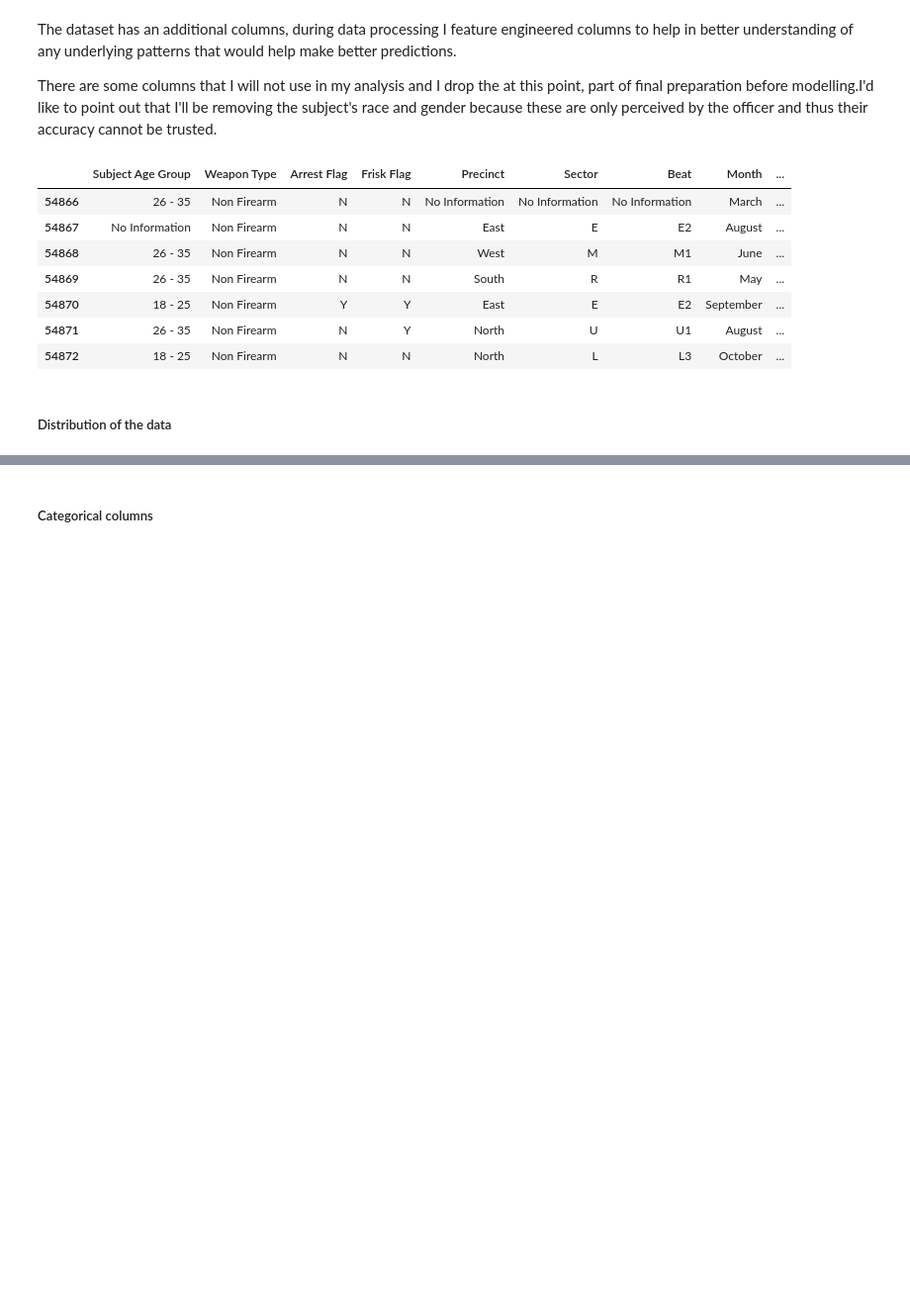
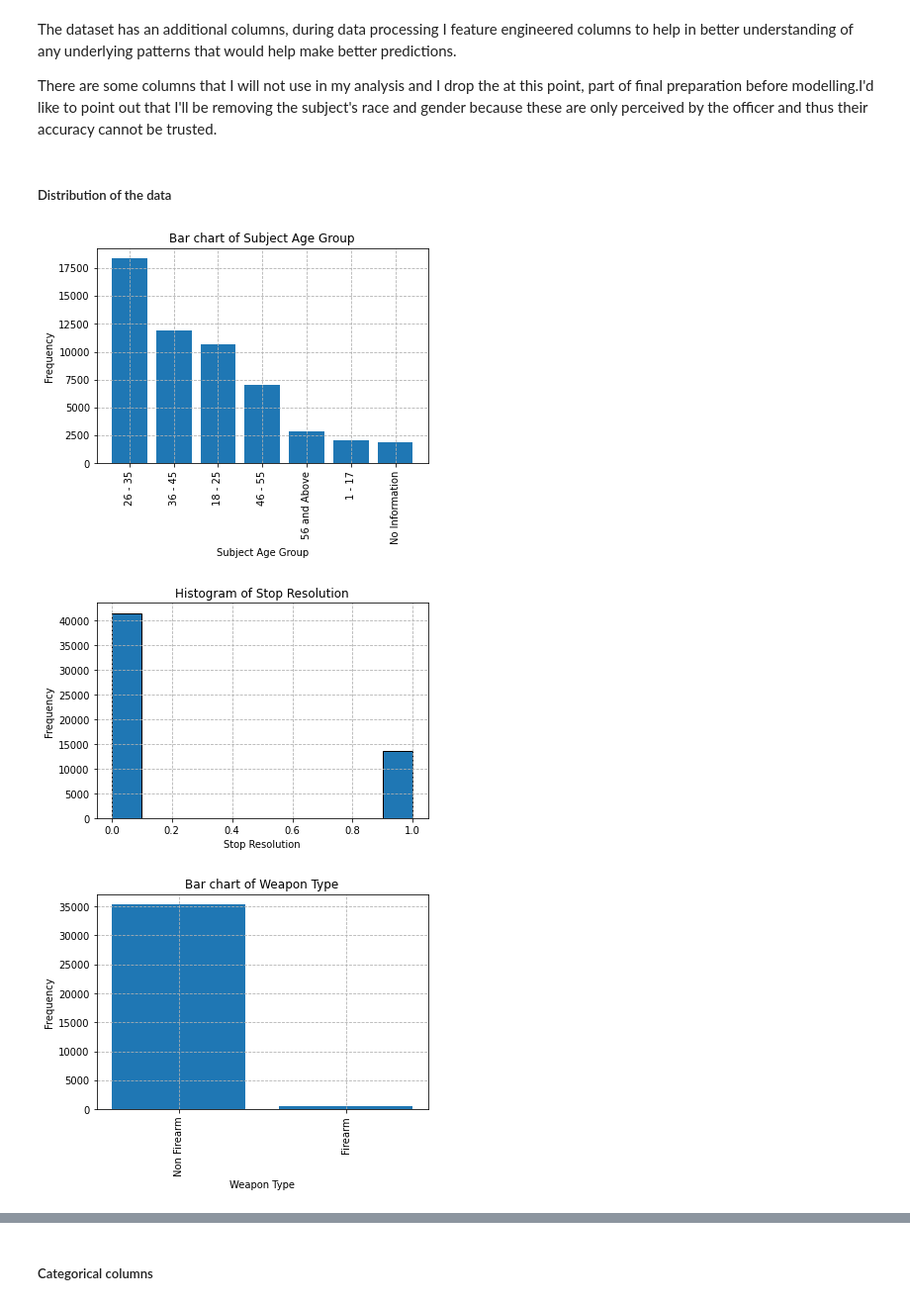
Before and after one commit to adikamunyao/Phase-3-project, a Jupyter notebook: index.ipynb, the cells around one changed output, grey strips where cells are left out. Shown: that part at 99% size. Cells and saved outputs as stored; diff of their text form; code cells hidden in the pictures; blank space fills up the shorter version.

```diff
--- a/index.ipynb
+++ b/index.ipynb
@@ -584,6 +584,9 @@ def categorize_time(column):
     return column.apply(categorize_time_helper)
 
 No_null_df["Time Category"] = categorize_time(No_null_df["Reported Time"])
+# %%
+# ages considered as categorical, convert oficcer age  column to object
+No_null_df["Officer Age"] = No_null_df["Officer Age"].astype("object")
 # %% [markdown]
 ##### Drop irrelevant columns
 # %%
@@ -636,26 +639,34 @@ memory usage: 5.0+ MB
 The dataset has an additional columns, during data processing I feature engineered columns to help in better understanding of any underlying patterns that would help make better predictions.
 
 There are some columns that I will not use in my analysis and I drop the at this point, part of  final preparation before modelling.I'd like to point out that I'll be removing the subject's race and gender because these are only perceived by the officer and thus their accuracy cannot be trusted.
-# %%
-# ages considered as categorical, convert oficcer age  column to object
-df["Officer Age"] = df["Officer Age"].astype("object")
-
-# numerical columns
-num_cols = df.select_dtypes(include= np.number)
-
-# categorical columns
-cat_cols = df.select_dtypes(include= 'object')
-
-# preview categorical columns
-cat_cols.tail(7)
-# %% [output]
-|  | Subject Age Group | Weapon Type | Arrest Flag | Frisk Flag | Precinct | Sector | Beat | Month | ... |
-| 54866 | 26 - 35 | Non Firearm | N | N | No Information | No Information | No Information | March | ... |
-| 54867 | No Information | Non Firearm | N | N | East | E | E2 | August | ... |
-| 54868 | 26 - 35 | Non Firearm | N | N | West | M | M1 | June | ... |
-| 54869 | 26 - 35 | Non Firearm | N | N | South | R | R1 | May | ... |
-| 54870 | 18 - 25 | Non Firearm | Y | Y | East | E | E2 | September | ... |
-| 54871 | 26 - 35 | Non Firearm | N | Y | North | U | U1 | August | ... |
-| 54872 | 18 - 25 | Non Firearm | N | N | North | L | L3 | October | ... |
+# %%
+import pandas as pd
+import matplotlib.pyplot as plt
+
+def univariate_analysis(dataframe):
+    for column in dataframe.columns:
+        if dataframe[column].dtype == 'int64' or dataframe[column].dtype == 'float64':
+            plt.hist(dataframe[column], bins=10, edgecolor='black')
+            plt.title(f'Histogram of {column}')
+            plt.xlabel(column)
+            plt.ylabel('Frequency')
+            plt.grid(True, linestyle='--')
+            plt.show()
+        elif dataframe[column].dtype == 'object':
+            value_counts = dataframe[column].value_counts()
+            plt.bar(value_counts.index, value_counts.values)
+            plt.title(f'Bar chart of {column}')
+            plt.xlabel(column)
+            plt.ylabel('Frequency')
+            plt.xticks(rotation=90)
+            plt.grid(True, linestyle='--')
+            plt.show()
 # %% [markdown]
 ##### Distribution of the data
+# %%
+# calling our function
+univariate_analysis(df)
+# %% [output]
+[figure, added]
+[figure, added]
+[figure, added]
```
Also changed, not shown: parts of 24 cells of this notebook.
